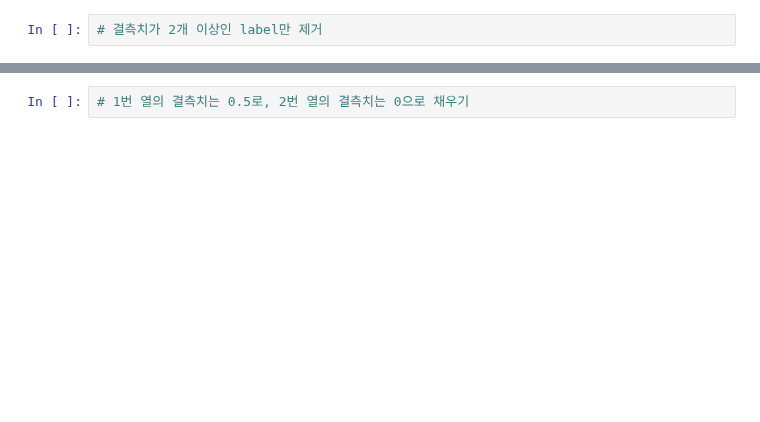
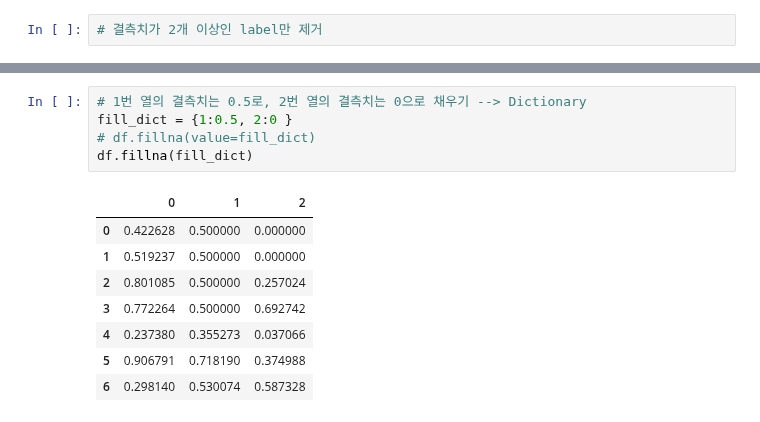
Before and after one commit to arkwith7/aSSIST_ML, a Jupyter notebook: Python1/강의노트_Jupyter notebook/3. 결측치 처리_aSSIST.ipynb, the cells around one changed output, grey strips where cells are left out. Drawn from its saved outputs; the diff is of its cells as text; blank space fills up the shorter version.

```diff
--- a/Python1/강의노트_Jupyter notebook/3. 결측치 처리_aSSIST.ipynb
+++ b/Python1/강의노트_Jupyter notebook/3. 결측치 처리_aSSIST.ipynb
@@ -59,2 +168,14 @@ df
 # %%
-# 1번 열의 결측치는 0.5로, 2번 열의 결측치는 0으로 채우기
+# 1번 열의 결측치는 0.5로, 2번 열의 결측치는 0으로 채우기 --> Dictionary
+fill_dict = {1:0.5, 2:0 }
+# df.fillna(value=fill_dict)
+df.fillna(fill_dict)
+# %% [output]
+|  | 0 | 1 | 2 |
+| 0 | 0.422628 | 0.500000 | 0.000000 |
+| 1 | 0.519237 | 0.500000 | 0.000000 |
+| 2 | 0.801085 | 0.500000 | 0.257024 |
+| 3 | 0.772264 | 0.500000 | 0.692742 |
+| 4 | 0.237380 | 0.355273 | 0.037066 |
+| 5 | 0.906791 | 0.718190 | 0.374988 |
+| 6 | 0.298140 | 0.530074 | 0.587328 |
```
Also changed, not shown: parts of 33 cells of this notebook, 3 other files.
